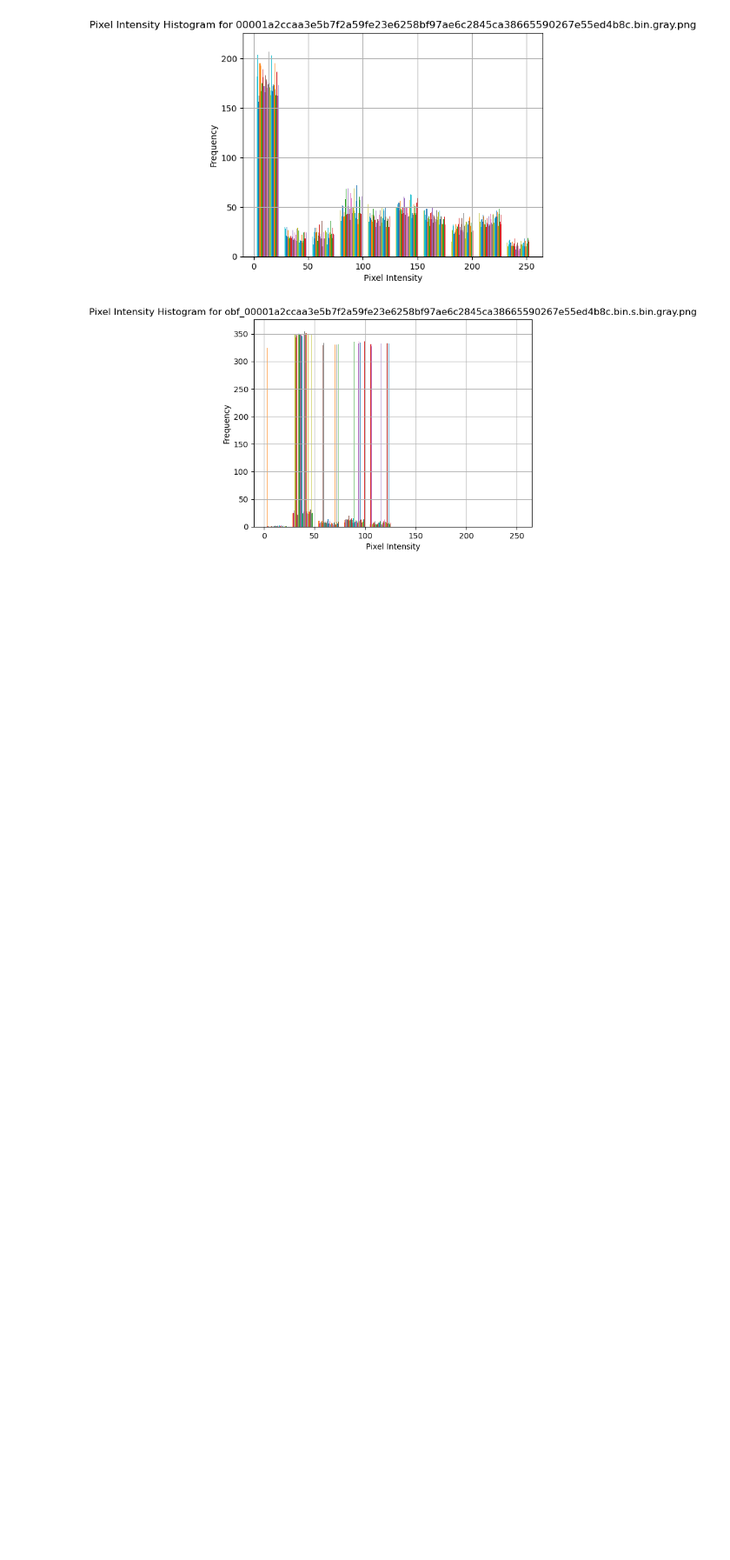
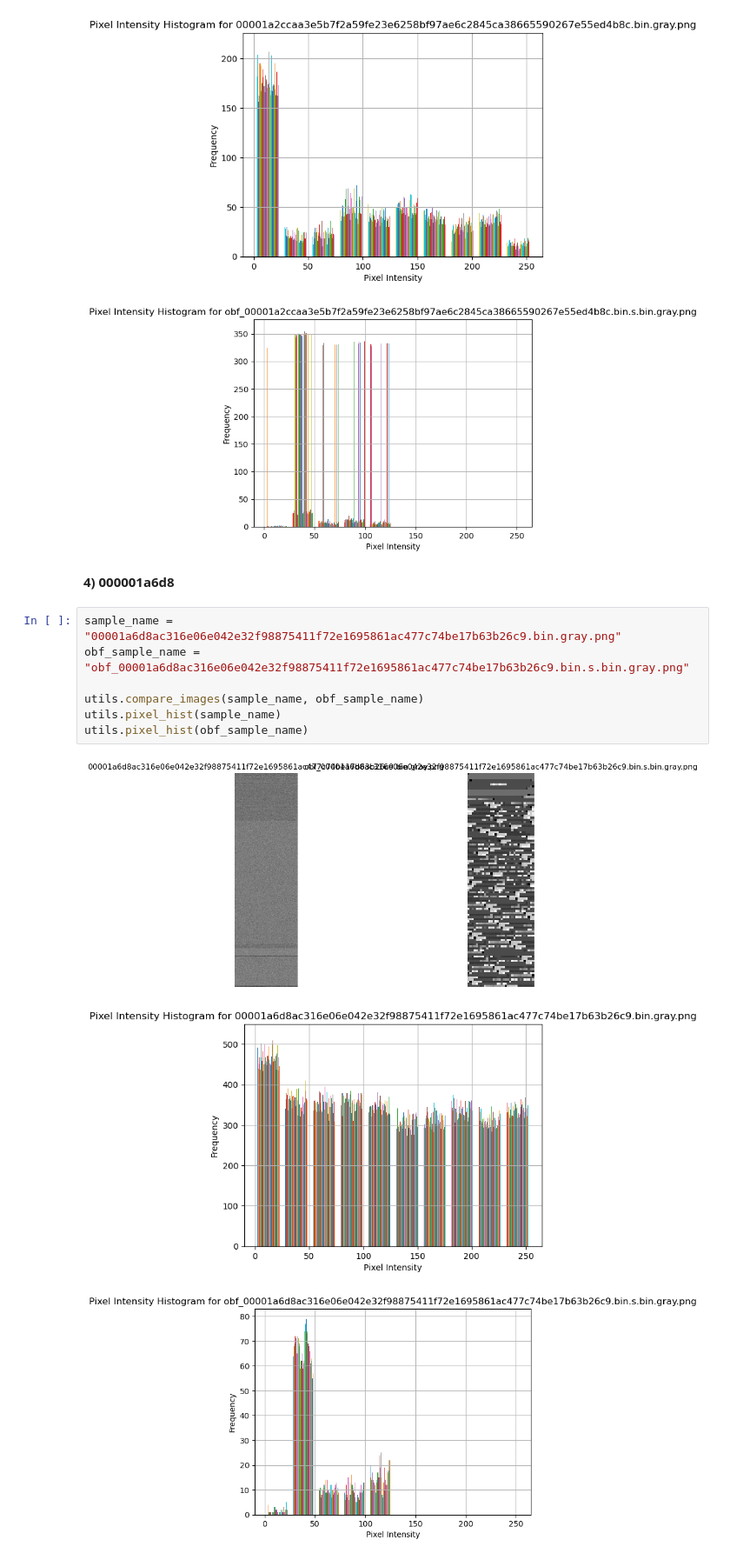
Before and after one commit to brew02/bsu-ccsp-2025, a Jupyter notebook: grayscale_images/image_visualization.ipynb, the cells around one changed output. Shown at 87% size. Saved outputs shown, nothing was run; the diff lists cells and outputs as text; blank space fills up the shorter version.

```diff
--- a/grayscale_images/image_visualization.ipynb
+++ b/grayscale_images/image_visualization.ipynb
@@ -59,3 +54,16 @@ utils.pixel_hist(obf_sample_name)
 [figure]
 [figure]
 [figure]
+# %% [markdown]
+**4) 000001a6d8**
+# %%
+sample_name = "00001a6d8ac316e06e042e32f98875411f72e1695861ac477c74be17b63b26c9.bin.gray.png"
+obf_sample_name = "obf_00001a6d8ac316e06e042e32f98875411f72e1695861ac477c74be17b63b26c9.bin.s.bin.gray.png"
+
+utils.compare_images(sample_name, obf_sample_name)
+utils.pixel_hist(sample_name)
+utils.pixel_hist(obf_sample_name)
+# %% [output]
+[figure, added]
+[figure, added]
+[figure, added]
```
Also changed, not shown: parts of 2 cells of this notebook, 8 other files.
